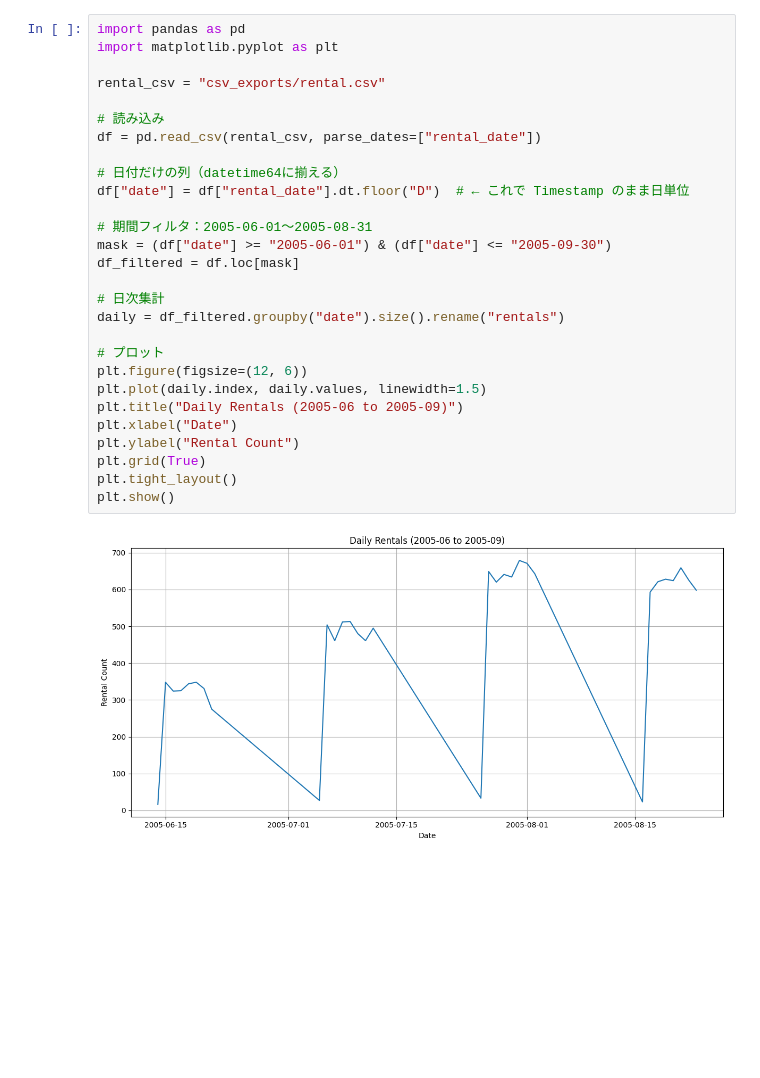
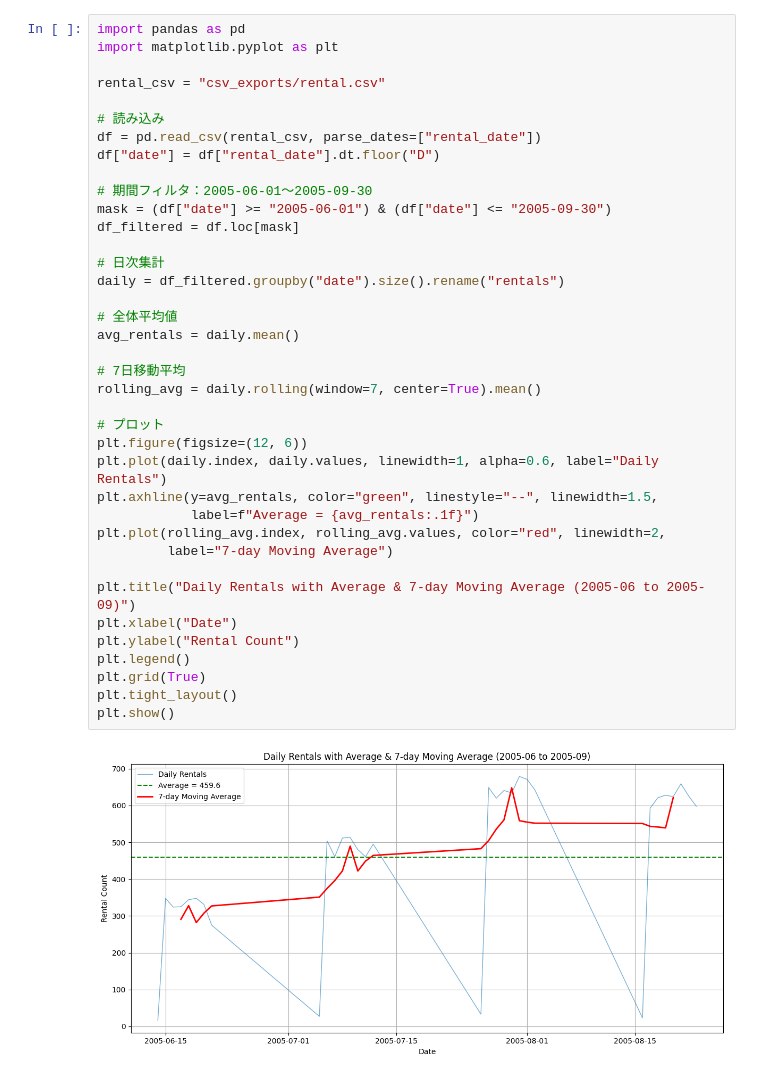
Before and after one commit to RuoAndo/cit, a Jupyter notebook: db2025/5_rental_timeseries.ipynb, the cells around one changed output. Saved outputs shown, nothing was run; the diff lists cells and outputs as text; blank space fills up the shorter version.

```diff
--- a/db2025/5_rental_timeseries.ipynb
+++ b/db2025/5_rental_timeseries.ipynb
@@ -1,30 +1,40 @@
 # %%
 import pandas as pd
 import matplotlib.pyplot as plt
 
 rental_csv = "csv_exports/rental.csv"
 
 # 読み込み
 df = pd.read_csv(rental_csv, parse_dates=["rental_date"])
+df["date"] = df["rental_date"].dt.floor("D")
 
-# 日付だけの列（datetime64に揃える）
-df["date"] = df["rental_date"].dt.floor("D")  # ← これで Timestamp のまま日単位
-
-# 期間フィルタ：2005-06-01～2005-08-31
+# 期間フィルタ：2005-06-01～2005-09-30
 mask = (df["date"] >= "2005-06-01") & (df["date"] <= "2005-09-30")
 df_filtered = df.loc[mask]
 
 # 日次集計
 daily = df_filtered.groupby("date").size().rename("rentals")
 
+# 全体平均値
+avg_rentals = daily.mean()
+
+# 7日移動平均
+rolling_avg = daily.rolling(window=7, center=True).mean()
+
 # プロット
 plt.figure(figsize=(12, 6))
-plt.plot(daily.index, daily.values, linewidth=1.5)
-plt.title("Daily Rentals (2005-06 to 2005-09)")
+plt.plot(daily.index, daily.values, linewidth=1, alpha=0.6, label="Daily Rentals")
+plt.axhline(y=avg_rentals, color="green", linestyle="--", linewidth=1.5,
+            label=f"Average = {avg_rentals:.1f}")
+plt.plot(rolling_avg.index, rolling_avg.values, color="red", linewidth=2,
+         label="7-day Moving Average")
+
+plt.title("Daily Rentals with Average & 7-day Moving Average (2005-06 to 2005-09)")
 plt.xlabel("Date")
 plt.ylabel("Rental Count")
+plt.legend()
 plt.grid(True)
 plt.tight_layout()
 plt.show()
 # %% [output]
-[figure, old version]
+[figure, new version]
```
